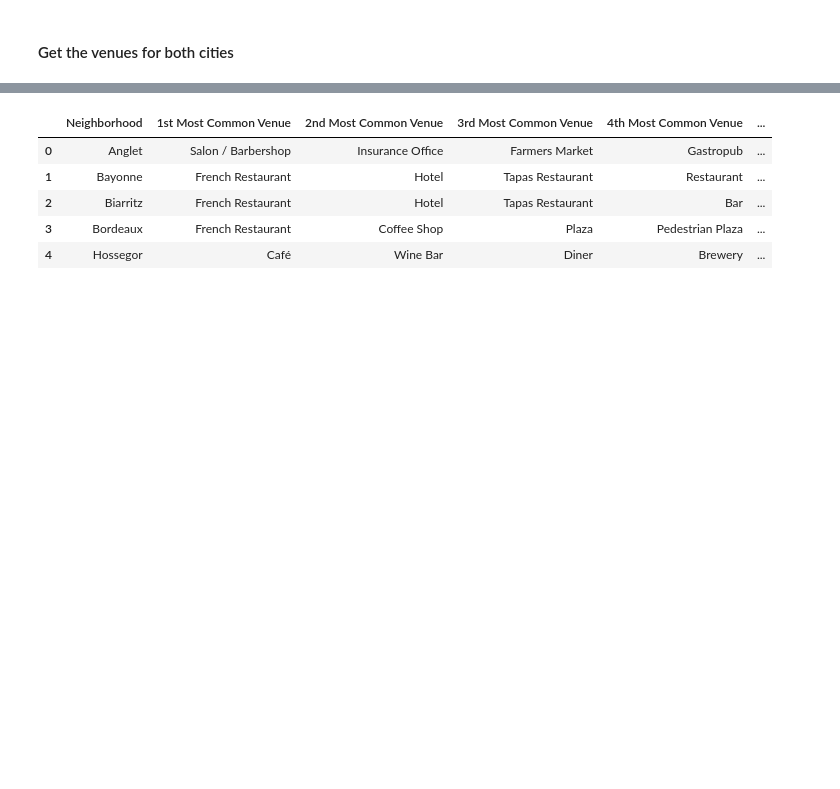
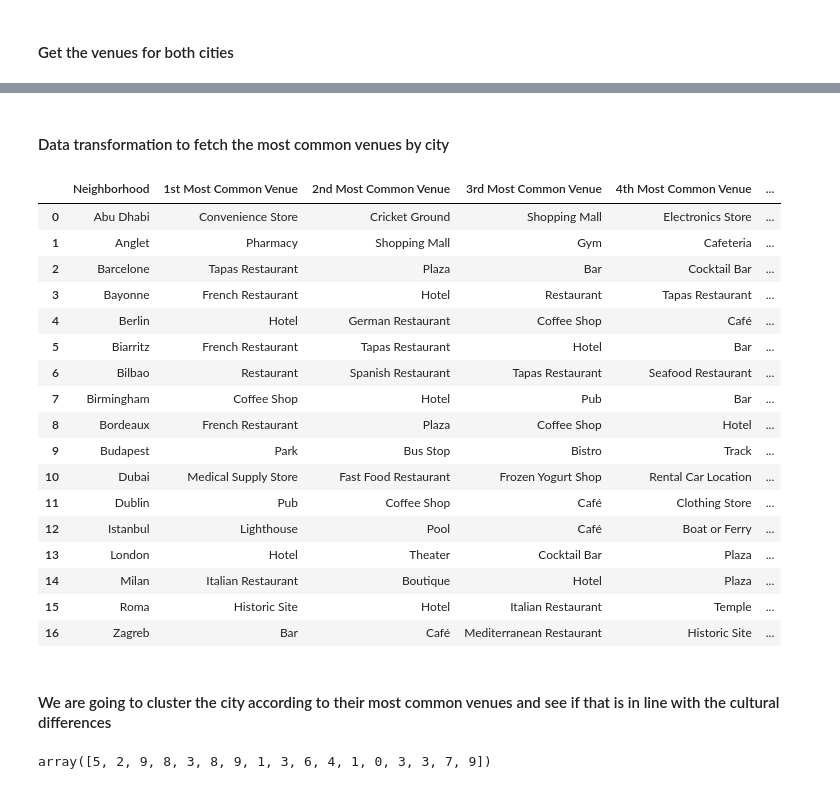
Before and after one commit to bilou12/ibm-data-science-specialization, a Jupyter notebook: week5.ipynb, the cells around one changed output, grey strips where cells are left out. Drawn from its saved outputs; the diff is of its cells as text; code cells hidden in the pictures; blank space fills up the shorter version.

```diff
--- a/week5.ipynb
+++ b/week5.ipynb
@@ -82,6 +17,0 @@ The geograpical coordinate of Montpellier are 43.6112422, 3.8767337.
-# %%
-address = 'Toulouse'
-location = geolocator.geocode(address)
-latitude_toulouse = location.latitude
-longitude_toulouse = location.longitude
-print('The geograpical coordinate of Toulouse are {}, {}.'.format(latitude_toulouse, longitude_toulouse))
@@ -116,0 +18,11 @@ NameError: name 'homes_bayonne' is not defined
+# %%
+res = dict()
+addresses = ['Bayonne', 'Biarritz', 'Anglet', 'Bordeaux', 'Istanbul', 'London', 'Ankara',
+             'Bilbao', 'Barcelone', 'Birmingham', 'Dublin', 'Abu Dhabi', 'Dubai', 'Roma',
+             'Milan', 'Berlin', 'Zagreb', 'Budapest']
+for address in addresses:
+    location = geolocator.geocode(address)
+    latitude = location.latitude
+    longitude = location.longitude
+    res[address] = (latitude, longitude)
+    print('The geograpical coordinate of {} are {}, {}.'.format(address, latitude, longitude))
@@ -173,0 +92,11 @@ Bordeaux
+# %%
+names, latitudes, longitudes = list(), list(), list()
+
+for k, v in res.items():
+    names.append(k)
+    latitudes.append(v[0])
+    longitudes.append(v[1])
+
+print(names)
+print(latitudes)
+print(longitudes)
@@ -173,0 +109,2 @@ Bordeaux
+# %%
+all_venues = getNearbyVenues(names=names, latitudes=latitudes, longitudes=longitudes)
@@ -293,3 +263,5 @@ df_grouped
+# %% [markdown]
+#### Data transformation to fetch the most common venues by city
 # %%
 def return_most_common_venues(row, num_top_venues):
     row_categories = row.iloc[1:]
@@ -299,31 +271,60 @@ def return_most_common_venues(row, num_top_venues):
 # %%
 num_top_venues = 10
 
 indicators = ['st', 'nd', 'rd']
 
 # create columns according to number of top venues
 columns = ['Neighborhood']
 for ind in np.arange(num_top_venues):
     try:
         columns.append('{}{} Most Common Venue'.format(ind+1, indicators[ind]))
     except:
         columns.append('{}th Most Common Venue'.format(ind+1))
 
 # create a new dataframe
 neighborhoods_venues_sorted = pd.DataFrame(columns=columns)
 neighborhoods_venues_sorted['Neighborhood'] = df_grouped['Neighborhood']
 
 for ind in np.arange(df_grouped.shape[0]):
     neighborhoods_venues_sorted.iloc[ind, 1:] = return_most_common_venues(df_grouped.iloc[ind, :], num_top_venues)
 
-neighborhoods_venues_sorted.head()
+neighborhoods_venues_sorted
 # %% [output]
 |  | Neighborhood | 1st Most Common Venue | 2nd Most Common Venue | 3rd Most Common Venue | 4th Most Common Venue | ... |
-| 0 | Anglet | Salon / Barbershop | Insurance Office | Farmers Market | Gastropub | ... |
-| 1 | Bayonne | French Restaurant | Hotel | Tapas Restaurant | Restaurant | ... |
-| 2 | Biarritz | French Restaurant | Hotel | Tapas Restaurant | Bar | ... |
-| 3 | Bordeaux | French Restaurant | Coffee Shop | Plaza | Pedestrian Plaza | ... |
-| 4 | Hossegor | Café | Wine Bar | Diner | Brewery | ... |
+| 0 | Abu Dhabi | Convenience Store | Cricket Ground | Shopping Mall | Electronics Store | ... |
+| 1 | Anglet | Pharmacy | Shopping Mall | Gym | Cafeteria | ... |
+| 2 | Barcelone | Tapas Restaurant | Plaza | Bar | Cocktail Bar | ... |
+| 3 | Bayonne | French Restaurant | Hotel | Restaurant | Tapas Restaurant | ... |
+| 4 | Berlin | Hotel | German Restaurant | Coffee Shop | Café | ... |
+| 5 | Biarritz | French Restaurant | Tapas Restaurant | Hotel | Bar | ... |
+| 6 | Bilbao | Restaurant | Spanish Restaurant | Tapas Restaurant | Seafood Restaurant | ... |
+| 7 | Birmingham | Coffee Shop | Hotel | Pub | Bar | ... |
+| 8 | Bordeaux | French Restaurant | Plaza | Coffee Shop | Hotel | ... |
+| 9 | Budapest | Park | Bus Stop | Bistro | Track | ... |
+| 10 | Dubai | Medical Supply Store | Fast Food Restaurant | Frozen Yogurt Shop | Rental Car Location | ... |
+| 11 | Dublin | Pub | Coffee Shop | Café | Clothing Store | ... |
+| 12 | Istanbul | Lighthouse | Pool | Café | Boat or Ferry | ... |
+| 13 | London | Hotel | Theater | Cocktail Bar | Plaza | ... |
+| 14 | Milan | Italian Restaurant | Boutique | Hotel | Plaza | ... |
+| 15 | Roma | Historic Site | Hotel | Italian Restaurant | Temple | ... |
+| 16 | Zagreb | Bar | Café | Mediterranean Restaurant | Historic Site | ... |
+# %% [markdown]
+#### We are going to cluster the city according to their most common venues and see if that is in line with the cultural differences
+# %%
+# set number of clusters
+kclusters = 10
+
+grouped_clustering = df_grouped.drop('Neighborhood', 1)
+
+# run k-means clustering
+kmeans = KMeans(n_clusters=kclusters, random_state=0).fit(grouped_clustering)
+
+clusters = pd.DataFrame(kmeans.labels_[0:20], columns=['cluster'])
+
+# check cluster labels generated for each row in the dataframe
+kmeans.labels_[0:20]
+# %% [output]
+array([5, 2, 9, 8, 3, 8, 9, 1, 3, 6, 4, 1, 0, 3, 3, 7, 9])
 # %%
 grouped_clustering
 # %% [output]
```
Also changed, not shown: parts of 37 cells of this notebook.
